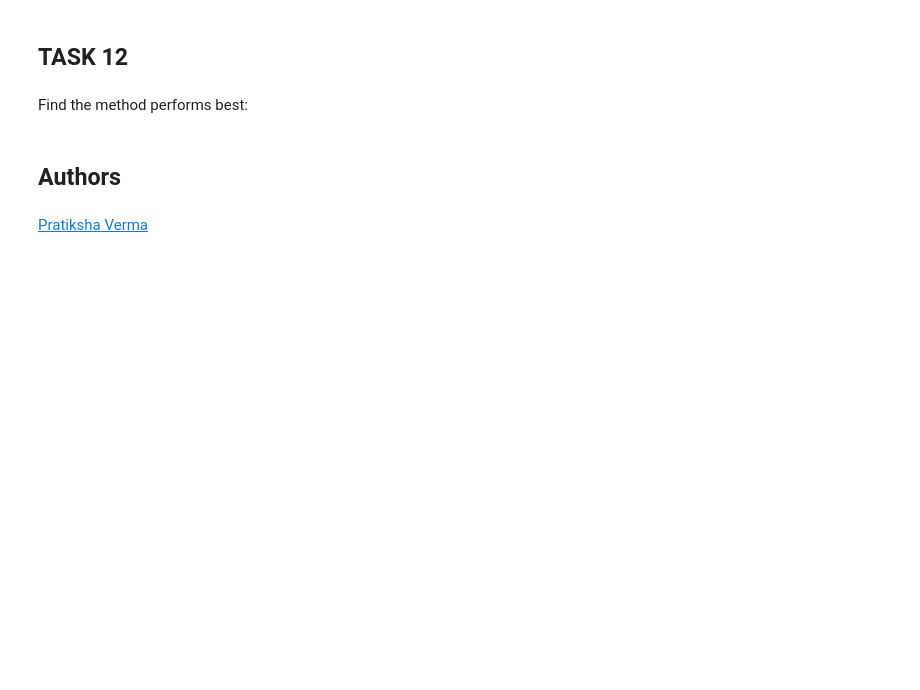
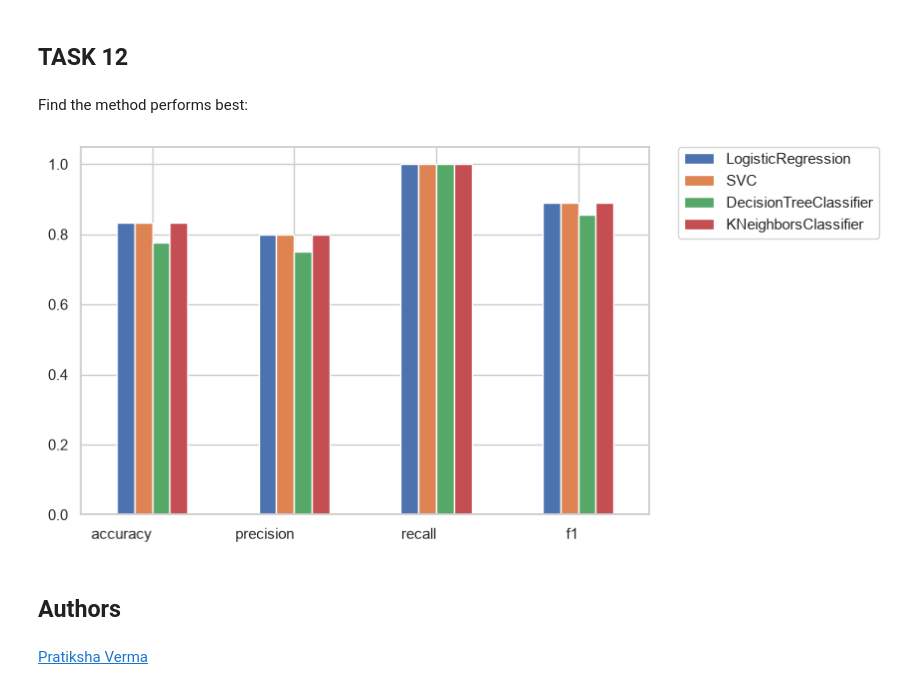
Before and after one commit to smhrjn/IBM_Data_Science_Capstone, a Jupyter notebook: SpaceX-Machine-Learning-Prediction-Part-5-v1.ipynb, the cells around one changed output. Drawn from its saved outputs; the diff is of its cells as text; code cells hidden in the pictures; blank space fills up the shorter version.

```diff
--- a/SpaceX-Machine-Learning-Prediction-Part-5-v1.ipynb
+++ b/SpaceX-Machine-Learning-Prediction-Part-5-v1.ipynb
@@ -127,3 +155,6 @@ parameters ={'C':[0.01,0.1,1],
 # %%
 parameters ={"C":[0.01,0.1,1],'penalty':['l2'], 'solver':['lbfgs']}# l1 lasso l2 ridge
 lr=LogisticRegression()
+
+logreg_cv = GridSearchCV(estimator=lr, param_grid=parameters, cv=10)
+logreg_cv.fit(X_train, Y_train)
@@ -158,3 +202,6 @@ parameters = {'kernel':('linear', 'rbf','poly','rbf', 'sigmoid'),
               'C': np.logspace(-3, 3, 5),
               'gamma':np.logspace(-3, 3, 5)}
 svm = SVC()
+# %%
+svm_cv = GridSearchCV(estimator=svm, param_grid=parameters, cv=10)
+svm_cv.fit(X_train, Y_train)
@@ -183,3 +246,6 @@ parameters = {'criterion': ['gini', 'entropy'],
      'min_samples_split': [2, 5, 10]}
 
 tree = DecisionTreeClassifier()
+# %%
+tree_cv = GridSearchCV(estimator=tree, param_grid=parameters, cv=10)
+tree_cv.fit(X_train, Y_train)
@@ -205,3 +305,6 @@ parameters = {'n_neighbors': [1, 2, 3, 4, 5, 6, 7, 8, 9, 10],
               'p': [1,2]}
 
 KNN = KNeighborsClassifier()
+# %%
+knn_cv = GridSearchCV(estimator=KNN, param_grid=parameters, cv=10)
+knn_cv.fit(X_train, Y_train)
@@ -221,6 +338,44 @@ plot_confusion_matrix(Y_test,yhat)
 ## TASK  12
 # %% [markdown]
 Find the method performs best:
+# %%
+from sklearn.metrics import accuracy_score, precision_score, recall_score, f1_score
+
+models = [logreg_cv, svm_cv, tree_cv, knn_cv]
+accuracy = [accuracy_score(Y_test, model.predict(X_test)) for model in models]
+precision = [precision_score(Y_test, model.predict(X_test)) for model in models]
+recall = [recall_score(Y_test, model.predict(X_test)) for model in models]
+f1 = [f1_score(Y_test, model.predict(X_test)) for model in models]
+
+model = [type(model.estimator).__name__ for model in models]
+
+# print(logreg_cv.estimator)
+
+# performance = pd.DataFrame({
+#     "accuracy": accuracy,
+#     "precision": precision,
+#     "recall": recall,
+#     "f1": f1
+# }, index=model)
+
+
+performance = pd.DataFrame({
+    "model": model,
+    "accuracy": accuracy,
+    "precision": precision,
+    "recall": recall,
+    "f1": f1
+})
+
+performance_transposed = performance.set_index("model").T
+
+performance_transposed.plot(kind="bar")
+plt.tight_layout()
+plt.legend(bbox_to_anchor=(1.05, 1), loc="upper left", borderaxespad=0)
+plt.xticks(rotation=0, ha="right")
+plt.show()
+# %% [output]
+[figure, added]
 # %% [markdown]
 ## Authors
 # %% [markdown]
```
Also changed, not shown: parts of 22 cells of this notebook, 2 other files.
